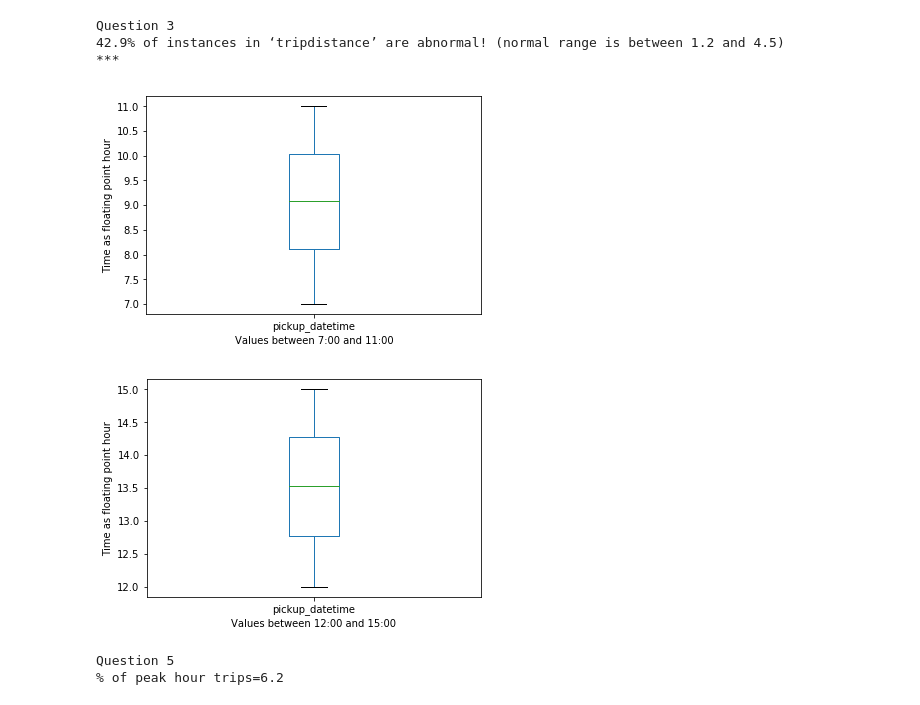
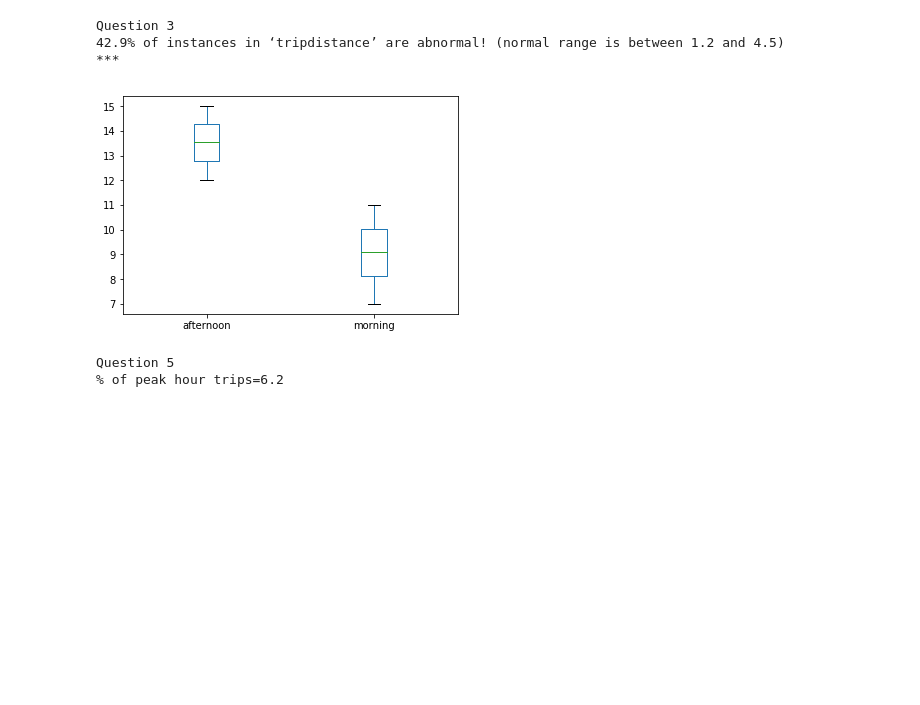
Before and after one commit to isubasinghe/COMP20008-ass1, a Jupyter notebook: notebook-for-answers.ipynb, the cells around one changed output. Saved outputs shown, nothing was run; the diff lists cells and outputs as text; code cells hidden in the pictures; blank space fills up the shorter version.

```diff
--- a/notebook-for-answers.ipynb
+++ b/notebook-for-answers.ipynb
@@ -63,28 +64,16 @@ jan['dropoff_datetime'] = pd.to_datetime(jan['dropoff_datetime'], format='%d/%m/
 # %%
 #Answer to question 4
 pickup = jan['pickup_datetime']
-
 #Turn the hours into a floating point representation so we may plot it.
 pickup_fp= pickup.apply(lambda x: x.hour + (x.minute/60))
-
-
 between_7_11 = pickup_fp[pickup_fp.between(7.00, 11.00)]
-between_7_11.plot(kind='box')
-plt.ylabel('Time as floating point hour')
-plt.xlabel('Values between 7:00 and 11:00')
-plt.show()
-
 between_12_15 = pickup_fp[pickup_fp.between(12.00, 15.00)]
-between_12_15.plot(kind='box')
-plt.ylabel('Time as floating point hour')
-plt.xlabel('Values between 12:00 and 15:00')
-plt.show()
+pd.DataFrame({"morning": between_7_11, "afternoon": between_12_15}).plot.box()
 
 #Just in case we need it later
 jan['pickup_fp'] = pickup_fp
 # %% [output]
-[figure, old version]
+[figure, new version]
-[figure, removed]
 # %%
 # Answer to question 5
 def checkpeak(x):
```
Also changed, not shown: parts of 10 cells of this notebook, 1 other file.
